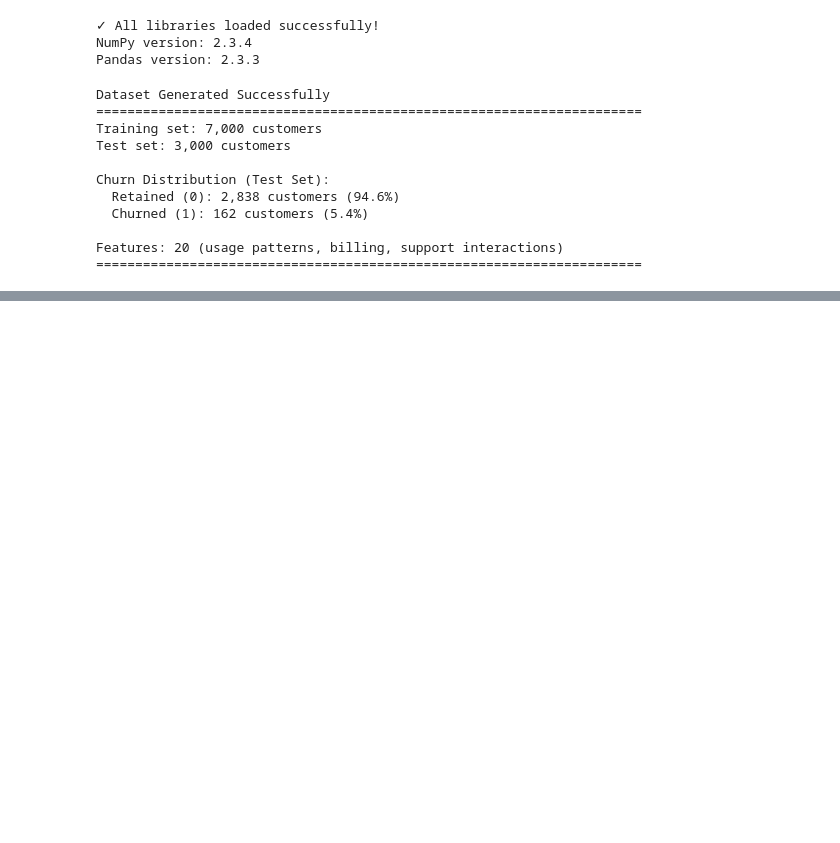
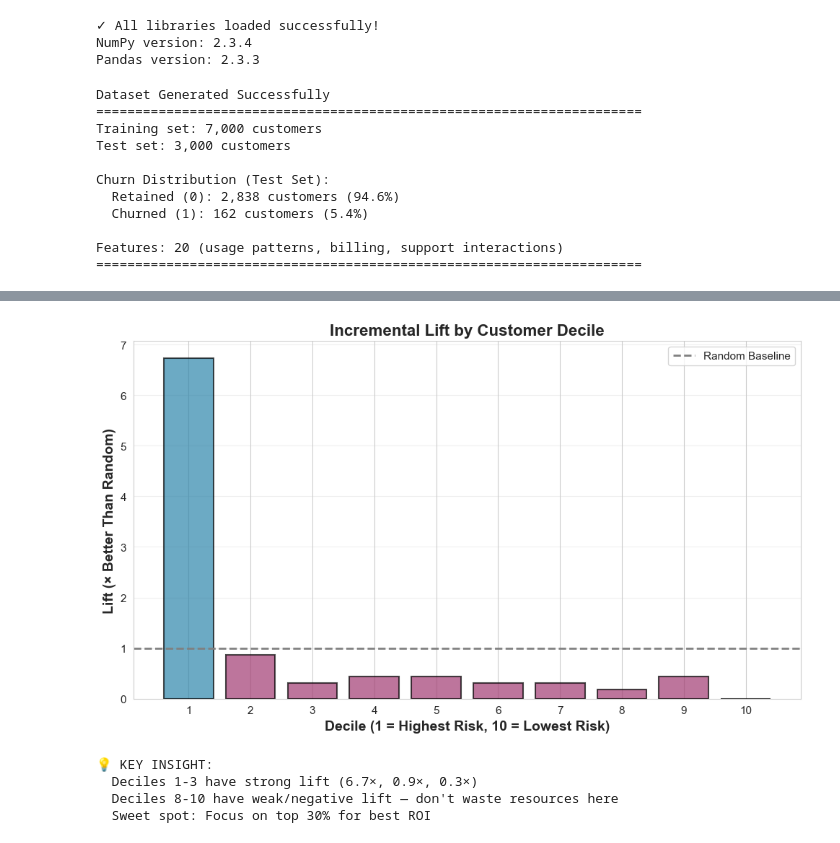
Before and after one commit to harshaiml/aiml-daily-practice, a Jupyter notebook: notebooks/IM Session 34 - Exec-Ready Visuals/Exec_Ready_VIsuals.ipynb, the cells around one changed output, grey strips where cells are left out. Saved outputs shown, nothing was run; the diff lists cells and outputs as text; code cells hidden in the pictures; blank space fills up the shorter version.

```diff
--- a/notebooks/IM Session 34 - Exec-Ready Visuals/Exec_Ready_VIsuals.ipynb
+++ b/notebooks/IM Session 34 - Exec-Ready Visuals/Exec_Ready_VIsuals.ipynb
@@ -79,0 +319,53 @@ Features: 20 (usage patterns, billing, support interactions)
+# %%
+def calculate_decile_lift(y_true, y_proba, n_bins=10):
+    """
+    Calculate lift for each individual decile (not cumulative).
+    """
+    sorted_indices = np.argsort(y_proba)[::-1]
+    y_sorted = y_true[sorted_indices]
+    overall_rate = y_true.mean()
+
+    decile_size = len(y_sorted) // n_bins
+    deciles = []
+    lifts = []
+
+    for i in range(n_bins):
+        start = i * decile_size
+        end = start + decile_size if i < n_bins - 1 else len(y_sorted)
+        decile = y_sorted[start:end]
+        decile_rate = decile.mean()
+        lift = decile_rate / overall_rate
+
+        deciles.append(i + 1)
+        lifts.append(lift)
+
+    return deciles, lifts
+
+# Calculate incremental lift by decile
+deciles, decile_lifts = calculate_decile_lift(y_test, y_proba)
+
+# Visualize
+plt.figure(figsize=(10, 6))
+colors = ['#2E86AB' if lift > 1 else '#A23B72' for lift in decile_lifts]
+bars = plt.bar(deciles, decile_lifts, color=colors, alpha=0.7, edgecolor='black', linewidth=1.5)
+
+plt.axhline(y=1.0, color='gray', linestyle='--', linewidth=2, label='Random Baseline')
+plt.xlabel('Decile (1 = Highest Risk, 10 = Lowest Risk)', fontsize=14, fontweight='bold')
+plt.ylabel('Lift (× Better Than Random)', fontsize=14, fontweight='bold')
+plt.title('Incremental Lift by Customer Decile', fontsize=16, fontweight='bold')
+plt.xticks(deciles)
+plt.legend(fontsize=11)
+plt.grid(True, alpha=0.3, axis='y')
+plt.tight_layout()
+plt.show()
+
+print("\n💡 KEY INSIGHT:")
+print(f"  Deciles 1-3 have strong lift ({decile_lifts[0]:.1f}×, {decile_lifts[1]:.1f}×, {decile_lifts[2]:.1f}×)")
+print(f"  Deciles 8-10 have weak/negative lift — don't waste resources here")
+print(f"  Sweet spot: Focus on top 30% for best ROI")
+# %% [output]
+[figure, added]
+💡 KEY INSIGHT:
+  Deciles 1-3 have strong lift (6.7×, 0.9×, 0.3×)
+  Deciles 8-10 have weak/negative lift — don't waste resources here
+  Sweet spot: Focus on top 30% for best ROI
```
Also changed, not shown: parts of 11 cells of this notebook.
